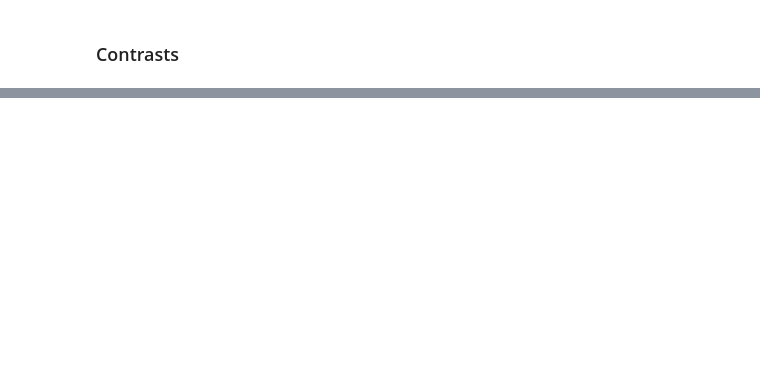
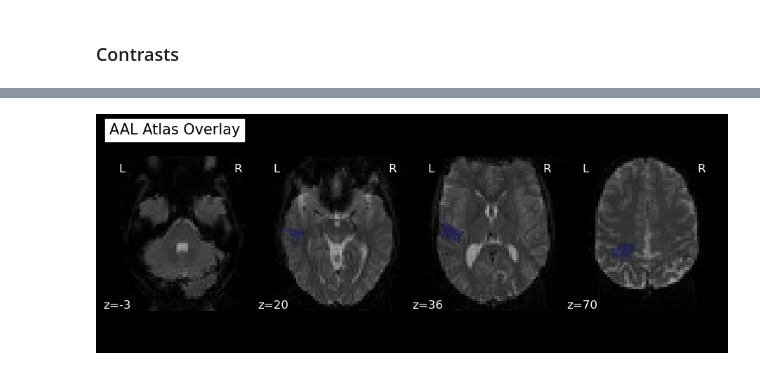
Before and after one commit to gdederichs/NSSP_project_1, a Jupyter notebook: design_matrix.ipynb, the cells around one changed output, grey strips where cells are left out. Saved outputs shown, nothing was run; the diff lists cells and outputs as text; code cells hidden in the pictures; blank space fills up the shorter version.

```diff
--- a/design_matrix.ipynb
+++ b/design_matrix.ipynb
@@ -161,0 +205,20 @@ plt.show()
+# %%
+# oooor choose which one
+
+mask_value = 2001  # Replace with the region value from the AAL atlas
+mask_name = "mask.nii.gz"  # Name the mask file
+
+make_mask_from_aal(mask_value, mask_name)
+
+# Overlay AAL atlas on top of the fMRI
+plot_roi(mask_name,
+          bg_img=mean_img_[0],
+          display_mode='z',
+          cut_coords=[-3, 20, 36, 70],
+          alpha=0.3,
+          # resampling_interpolation='continuous', TODOOOO fiiiixxxx
+          title="AAL Atlas Overlay")
+
+plt.show()
+# %% [output]
+[figure, added]
```
Also changed, not shown: parts of 7 cells of this notebook, 1 other file.
